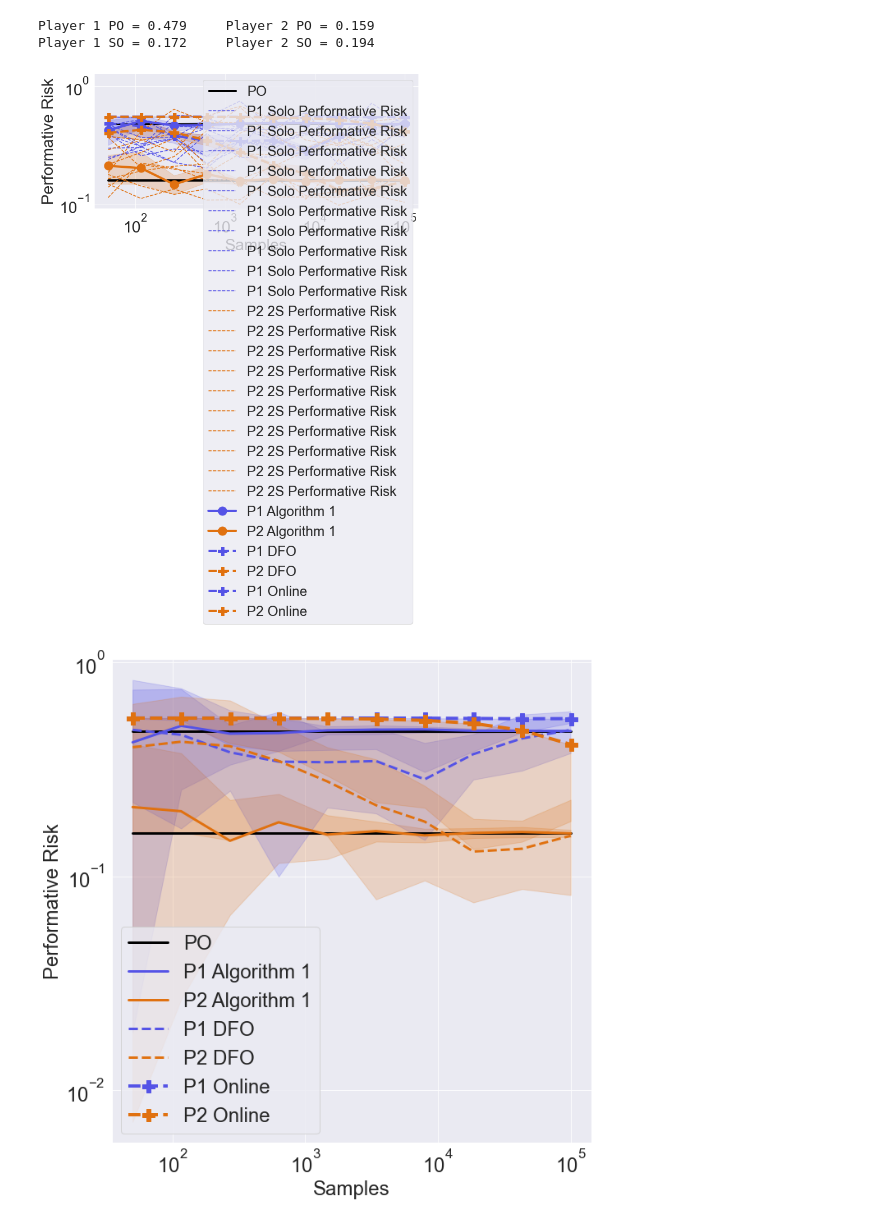
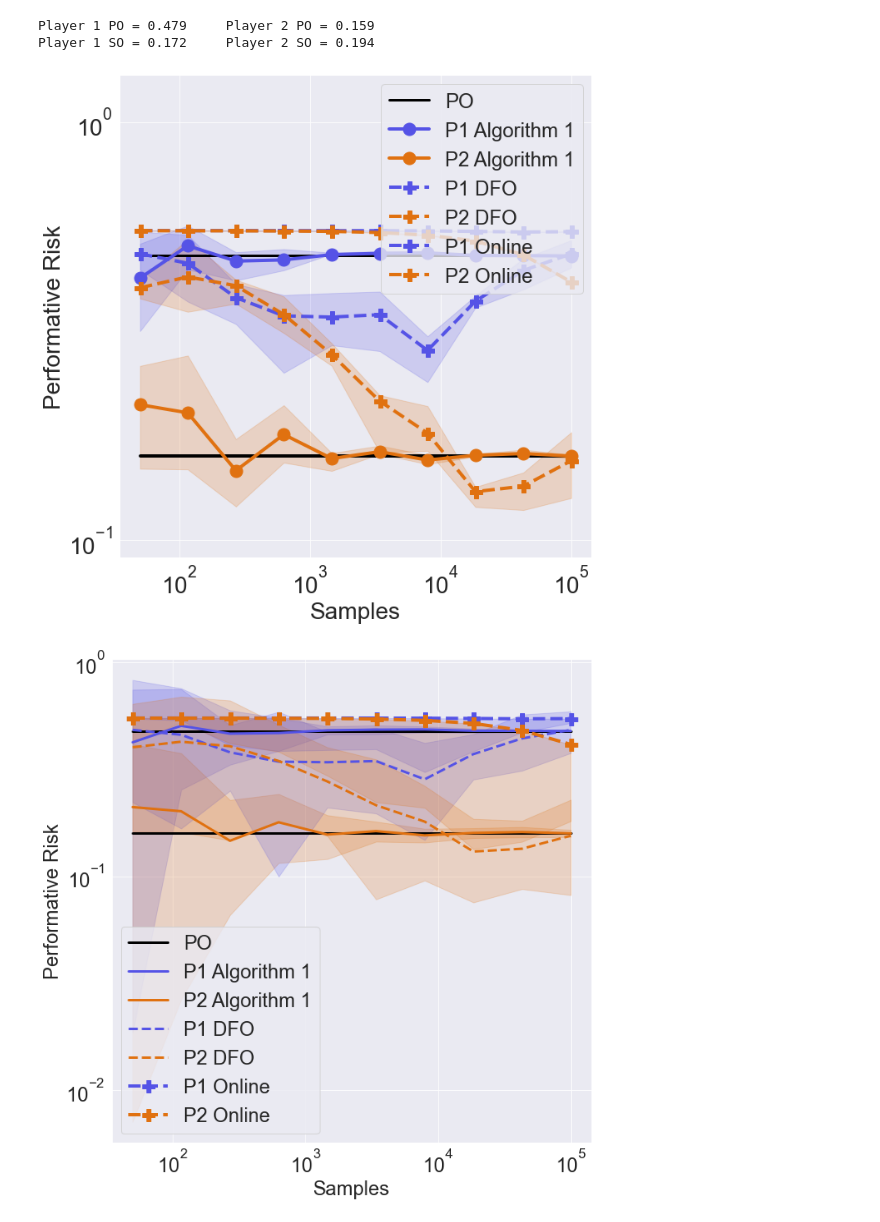
Before and after one commit to evanjfaulkner/DD-Games, a Jupyter notebook: Notebooks/nash_convergence.ipynb, the cells around one changed output. Saved outputs shown, nothing was run; the diff lists cells and outputs as text; code cells hidden in the pictures.

Commit message:
aistats plots

```diff
--- a/Notebooks/nash_convergence.ipynb
+++ b/Notebooks/nash_convergence.ipynb
@@ -96,7 +96,7 @@ for j in trange(N1):
             p2_risks[j,np.where(num_rounds_lst==i)] = PR_2_oracle
 
             theta_final_p1[j,np.where(num_rounds_lst==i)] = game_dfo.theta_p1
-            theta_final_p2[j,np.where(num_rounds_lst==i)] = game_dfo.theta_p2
+            theta_final_p2[j,np.where(num_rounds_lst==i)] = game_dfo.theta_p2dfo_vs_2stage_convergence
 # %%
 p3_risks = np.zeros((N1,N2))
 p4_risks = np.zeros((N1,N2))
@@ -235,10 +300,10 @@ plt.loglog(num_rounds_lst, [PO_1 for i in num_rounds_lst],
 plt.loglog(num_rounds_lst, [PO_2 for i in num_rounds_lst],
            '-', color='k', lw=4)
 
-plt.loglog(num_rounds_lst, p1_risks,
-           '--', color='#5553E6', label='P1 Solo Performative Risk')
-plt.loglog(num_rounds_lst, p2_risks,
-           '--', color='#E07110', label='P2 2S Performative Risk')
+# plt.loglog(num_rounds_lst, p1_risks,
+#            '--', color='#5553E6', label='P1 Solo Performative Risk')
+# plt.loglog(num_rounds_lst, p2_risks,
+#            '--', color='#E07110', label='P2 2S Performative Risk')
 
 plt.loglog(num_rounds_lst, np.nanmean(p3_risks,axis=0),
            '-', color='#5553E6', label='P1 Algorithm 1', lw=4, marker='o',markersize=15)
@@ -254,34 +319,34 @@ plt.fill_between(num_rounds_lst, np.sort(p4_risks,axis=0)[math.floor(N1*0.34)],
 plt.loglog(num_rounds_lst, np.nanmean(p1_risks,axis=0),
            '--', color='#5553E6', label='P1 DFO', lw=4, marker='P',markersize=15)
 plt.fill_between(num_rounds_lst, np.sort(p1_risks,axis=0)[math.floor(N1*0.34)],
                  np.sort(p1_risks,axis=0)[-math.ceil(N1*0.34)],
                  alpha=0.2, color='#5553E6')
 plt.loglog(num_rounds_lst, np.nanmean(p2_risks,axis=0),
            '--', color='#E07110', label='P2 DFO', lw=4, marker='P',markersize=15)
 plt.fill_between(num_rounds_lst, np.sort(p2_risks,axis=0)[math.floor(N1*0.34)],
                  np.sort(p2_risks,axis=0)[-math.ceil(N1*0.34)],
                  alpha=0.2, color='#E07110')
 
 plt.loglog(num_rounds_lst, np.nanmean(p5_risks,axis=0),
            '--', color='#5553E6', label='P1 Online', lw=4, marker='P',markersize=15)
 plt.fill_between(num_rounds_lst, np.sort(p5_risks,axis=0)[math.floor(N1*0.34)],
                  np.sort(p5_risks,axis=0)[-math.ceil(N1*0.34)],
                  alpha=0.2, color='#5553E6')
 plt.loglog(num_rounds_lst, np.nanmean(p6_risks,axis=0),
            '--', color='#E07110', label='P2 Online', lw=4, marker='P',markersize=15)
 plt.fill_between(num_rounds_lst, np.sort(p6_risks,axis=0)[math.floor(N1*0.34)],
                  np.sort(p6_risks,axis=0)[-math.ceil(N1*0.34)],
                  alpha=0.2, color='#E07110')
 
 plt.ylabel("Performative Risk")
 plt.xlabel("Samples")
 plt.legend(loc='upper right',fontsize=24)
 plt.ylim(0.09,1.3)
 plt.tight_layout()
 plt.savefig('../figures/dfo_vs_2stage_convergence.pdf', format='pdf')
 plt.show()
 # %% [output]
-[figure, old version]
+[figure, new version]
 # %%
 plt.rcParams['font.size'] = 24
 plt.rcParams['axes.linewidth'] = 3
```
Also changed, not shown: parts of 1 cell of this notebook, 5 other files.
